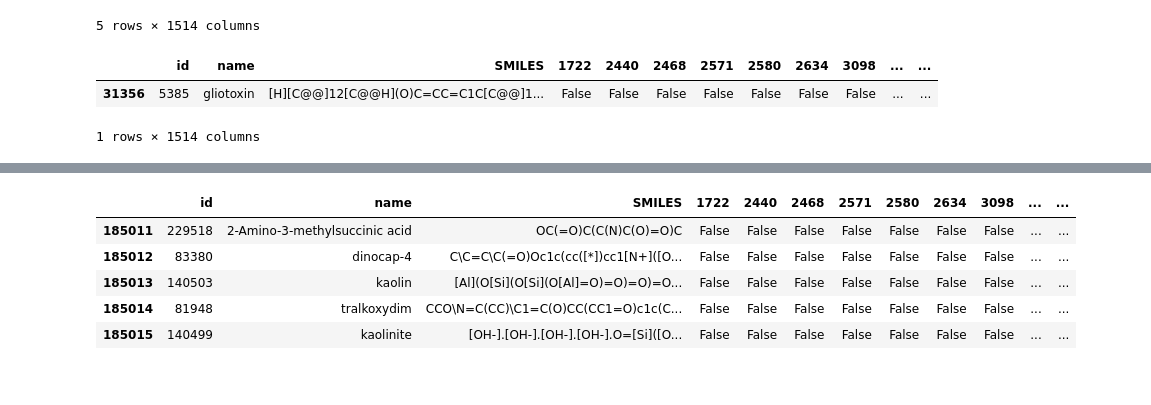
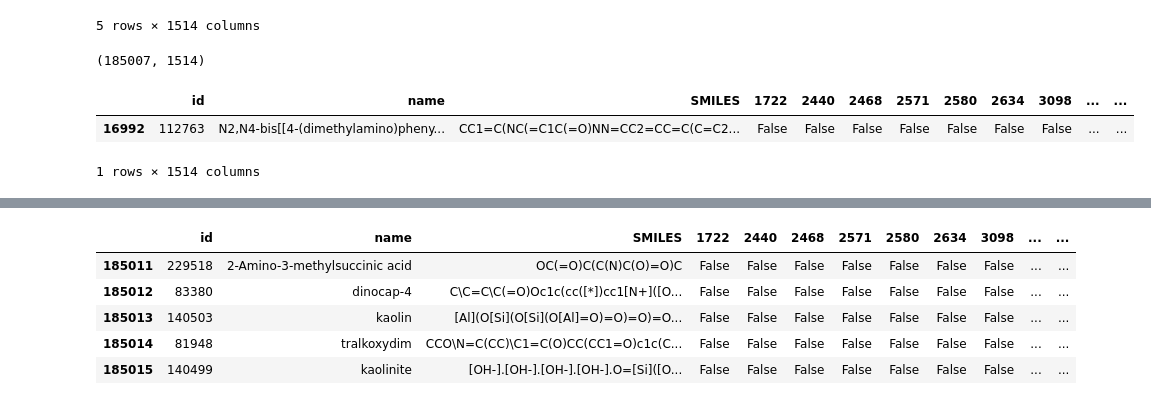
Before and after one commit to ChEB-AI/python-chebai, a Jupyter notebook: chebai/preprocessing/datasets/augmentation.ipynb, the cells around one changed output, grey strips where cells are left out. Saved outputs shown, nothing was run; the diff lists cells and outputs as text; code cells hidden in the pictures.

```diff
--- a/chebai/preprocessing/datasets/augmentation.ipynb
+++ b/chebai/preprocessing/datasets/augmentation.ipynb
@@ -20,13 +20,17 @@ df[:5]
 | 3 | 17051 | fluoride | [F-] | False | False | False | False | False | False | False | ... | ... |
 | 4 | 28741 | sodium fluoride | [F-].[Na+] | False | False | False | False | False | False | False | ... | ... |
 5 rows × 1514 columns
-# %%
-result = df[df["id"] == 5385]
-result
-# %% [output]
-|  | id | name | SMILES | 1722 | 2440 | 2468 | 2571 | 2580 | 2634 | 3098 | ... | ... |
-| 31356 | 5385 | gliotoxin | [H][C@@]12[C@@H](O)C=CC=C1C[C@@]1... | False | False | False | False | False | False | False | ... | ... |
-1 rows × 1514 columns
+# %%
+df.shape
+# %% [output]
+(185007, 1514)
+# %%
+result = df[df["SMILES"] == "CC1=C(NC(=C1C(=O)NN=CC2=CC=C(C=C2)N(C)C)C)C(=O)NN=CC3=CC=C(C=C3)N(C)C"]
+result
+# %% [output]
+|  | id | name | SMILES | 1722 | 2440 | 2468 | 2571 | 2580 | 2634 | 3098 | ... | ... |
+| 16992 | 112763 | N2,N4-bis[[4-(dimethylamino)pheny... | CC1=C(NC(=C1C(=O)NN=CC2=CC=C(C=C2... | False | False | False | False | False | False | False | ... | ... |
+1 rows × 1514 columns
 # %%
 # Create a new empty DataFrame for storing new variations
 new_df = pd.DataFrame(columns=df.columns)
```
Also changed, not shown: parts of 19 cells of this notebook, 1 other file.
